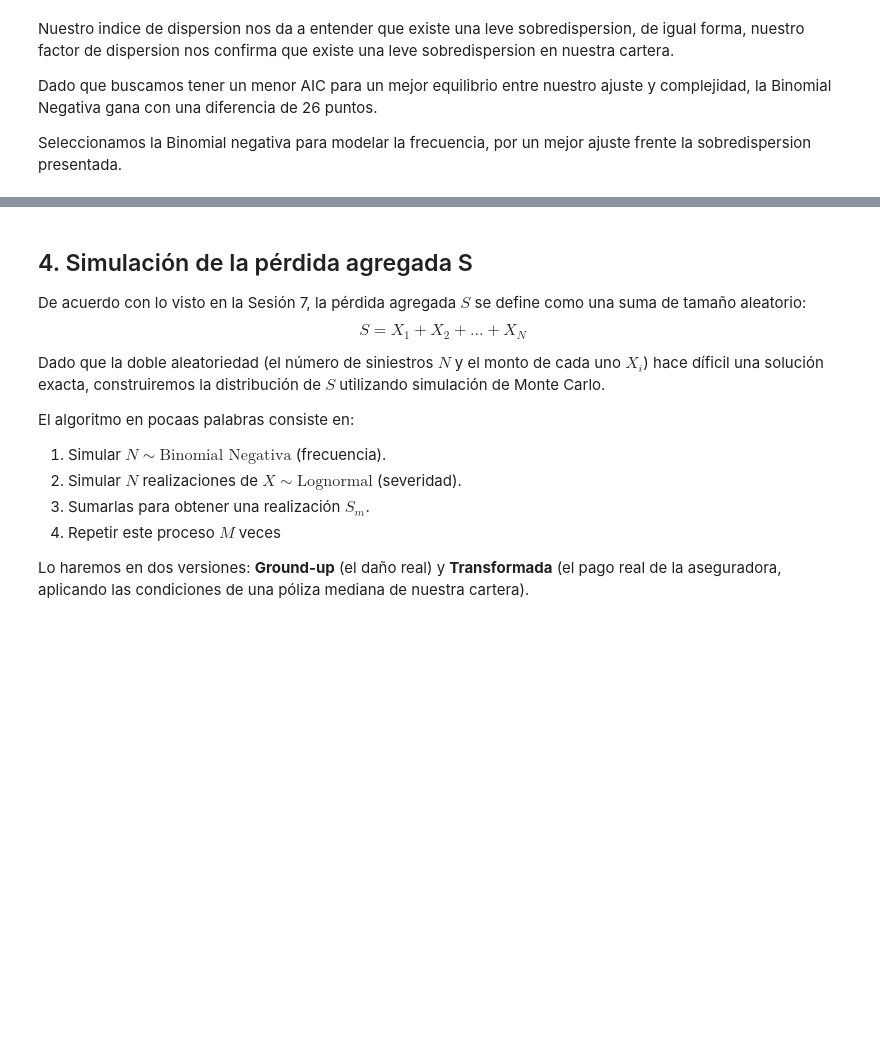
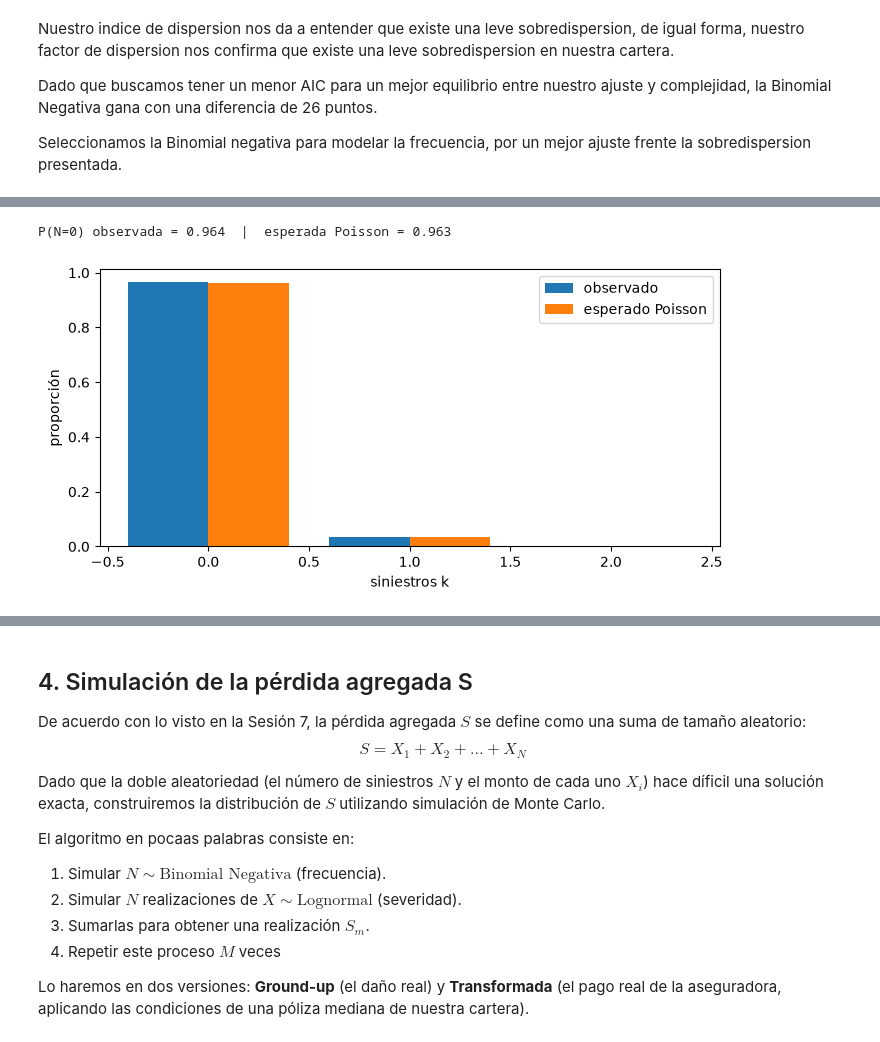
Before and after one commit to Ericdaniel78/MASDFR_20271, a Jupyter notebook: entregas/equipo_06/practica1/practica1_equipo6.ipynb, the cells around one changed output, grey strips where cells are left out. Cells and saved outputs as stored; diff of their text form; code cells hidden in the pictures; blank space fills up the shorter version.

```diff
--- a/entregas/equipo_06/practica1/practica1_equipo6.ipynb
+++ b/entregas/equipo_06/practica1/practica1_equipo6.ipynb
@@ -452,0 +471,47 @@ Seleccionamos la Binomial negativa para modelar la frecuencia, por un mejor ajus
+# %%
+# ─── Diagnóstico de exceso de ceros + observado vs. esperado ───────────────
+
+mu_i = lam_hat * df.exposicion.values
+
+ceros_obs = (y == 0).mean()
+ceros_esp = np.exp(-mu_i).mean()
+
+print(
+    f"P(N=0) observada = {ceros_obs:.3f}  |  "
+    f"esperada Poisson = {ceros_esp:.3f}"
+)
+
+kmax = y.max()
+ks = np.arange(0, kmax + 1)
+
+obs = np.bincount(
+    y,
+    minlength=kmax + 1
+) / len(y)
+
+esp_pois = np.array([
+    stats.poisson(mu_i).pmf(k)
+    for k in ks
+]).mean(axis=1)
+
+plt.bar(
+    ks - 0.2,
+    obs,
+    width=0.4,
+    label="observado"
+)
+
+plt.bar(
+    ks + 0.2,
+    esp_pois,
+    width=0.4,
+    label="esperado Poisson"
+)
+
+plt.xlabel("siniestros k")
+plt.ylabel("proporción")
+plt.legend()
+plt.show()
+# %% [output]
+P(N=0) observada = 0.964  |  esperada Poisson = 0.963
+[figure, added]
```
Also changed, not shown: parts of 3 cells of this notebook.
